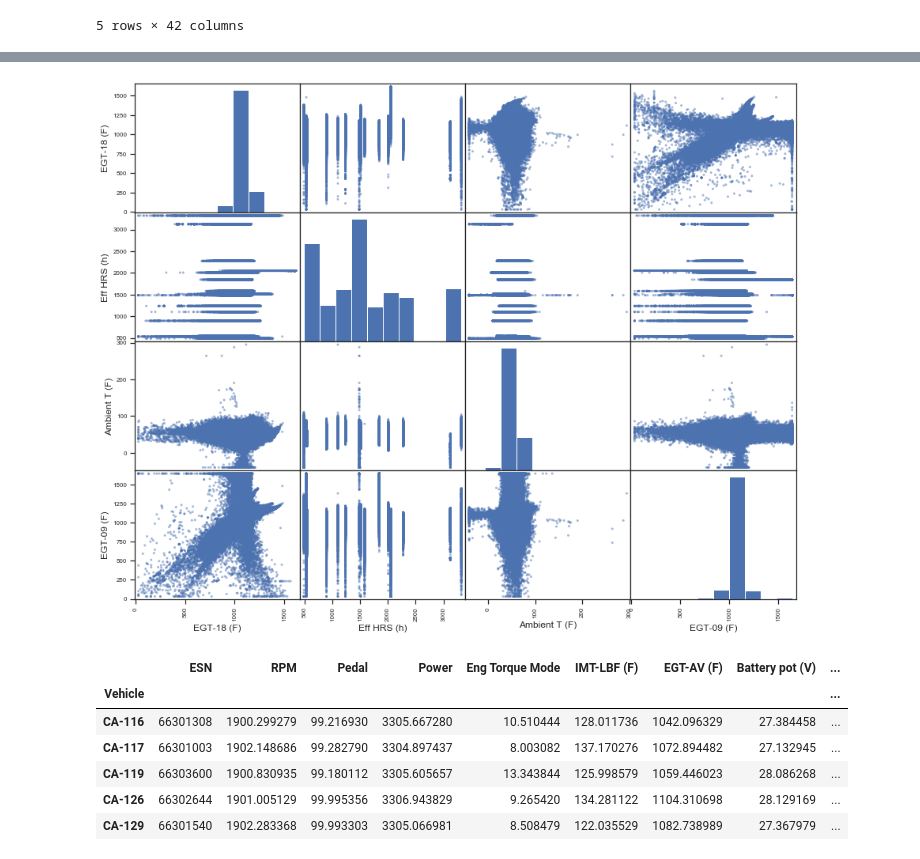
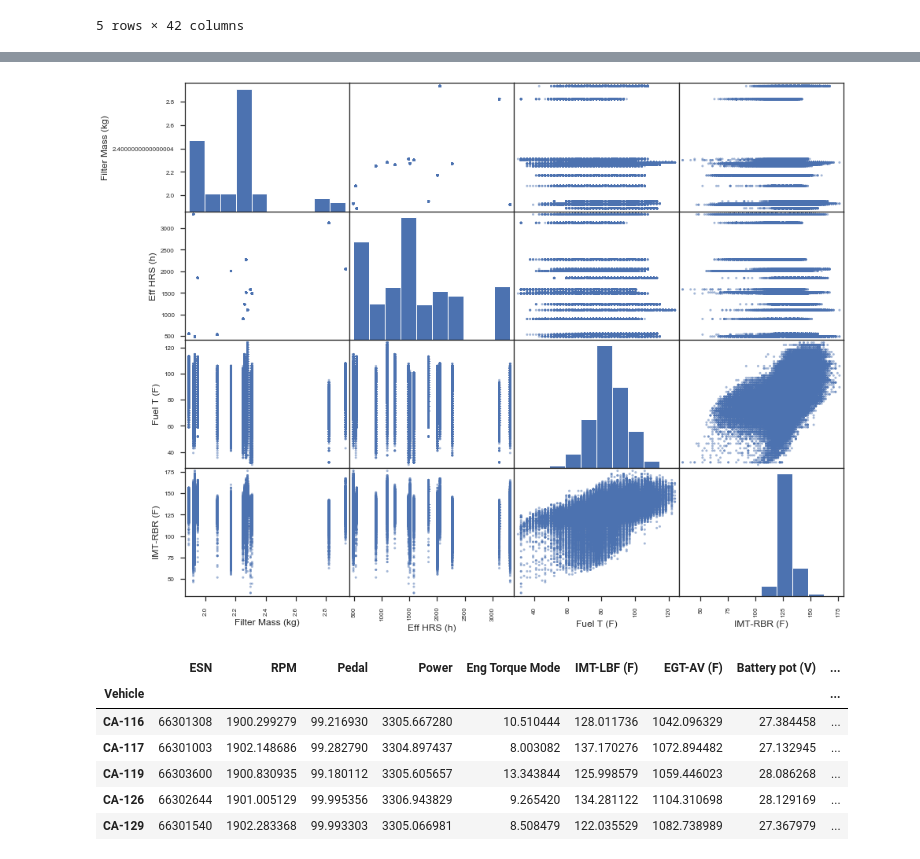
Before and after one commit to ddiazal/PredictiveMaintenance, a Jupyter notebook: filtersAnalysis.ipynb, the cells around one changed output, grey strips where cells are left out. Cells and saved outputs as stored; diff of their text form; code cells hidden in the pictures.

Commit message:
Visualizing correlations with the mass of the filters

```diff
--- a/filtersAnalysis.ipynb
+++ b/filtersAnalysis.ipynb
@@ -4,7 +4,7 @@ import pandas as pd
 import seaborn as sns
 import matplotlib.pyplot as plt
 %matplotlib inline
-#plt.style.use('seaborn')
+plt.style.use('seaborn')
 sns.set(style="ticks")
 # %%
 file = "combinedFilters_csv.csv"
@@ -315,5 +316,5 @@ Name: Filter Mass (kg), dtype: float64
 # %%
-attributes = ["EGT-18 (F)", "Eff HRS (h)", "Ambient T (F)", "EGT-09 (F)"]
+attributes = ["Filter Mass (kg)", "Eff HRS (h)", "Fuel T (F)", "IMT-RBR (F)"]
 %time scatter_matrix(filt_df_F[attributes], figsize=(15,12))
 plt.show()
 # %% [output]
@@ -321,4 +322,4 @@ Wall time: 17.3 s
-[figure, old version]
+[figure, new version]
 # %%
 filt_grouped_df_F = filt_df_F.groupby(["Vehicle"]).mean()
 # %%
```
Also changed, not shown: parts of 20 cells of this notebook.
